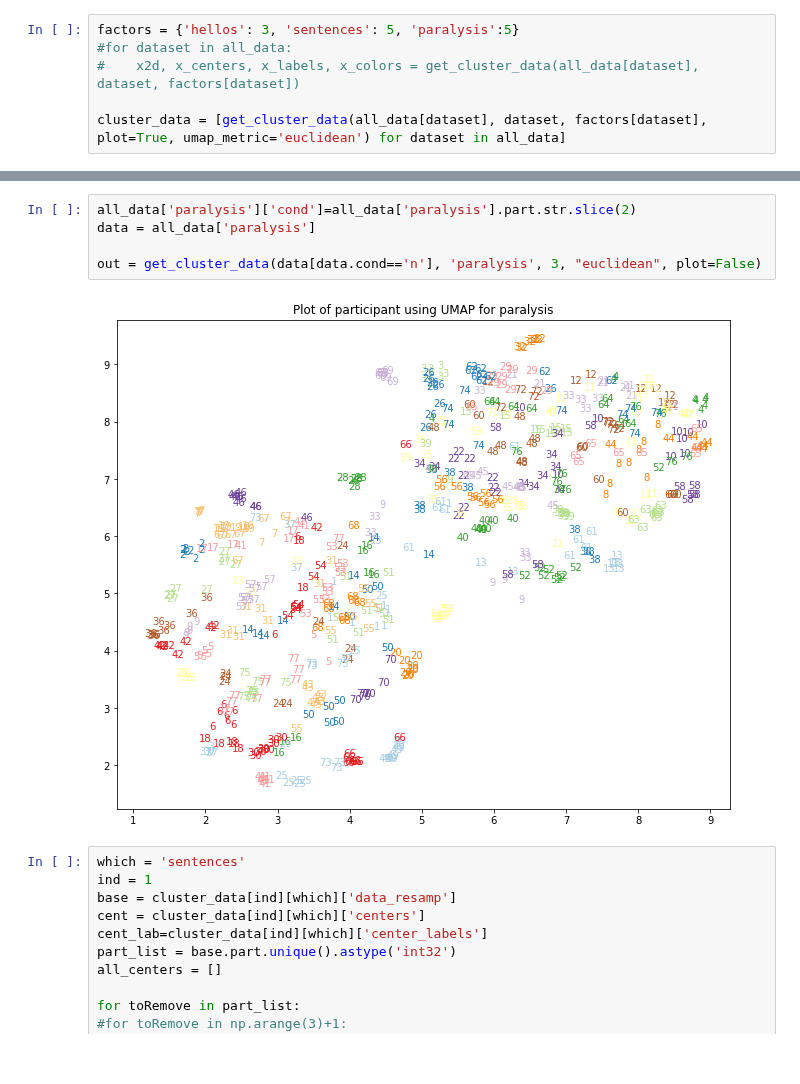
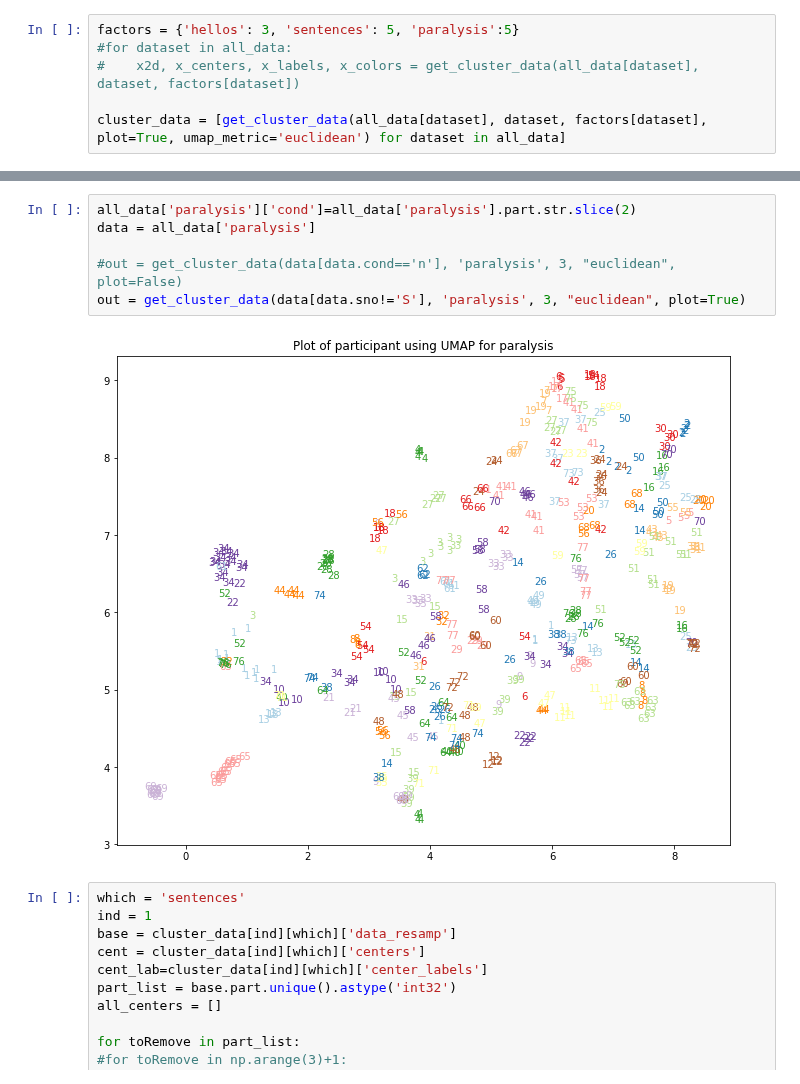
Before and after one commit to Rahul-Brito/infantvoice, a Jupyter notebook: pyannoteTest.ipynb, the cells around one changed output, grey strips where cells are left out. Cells and saved outputs as stored; diff of their text form.

Commit message:
got the plots for just vowels, for everything hahaha. Not sure how to best quantify all this, I think I've done my analyses tho

```diff
--- a/pyannoteTest.ipynb
+++ b/pyannoteTest.ipynb
@@ -483,10 +503,11 @@ plt.show()
 # %%
 all_data['paralysis']['cond']=all_data['paralysis'].part.str.slice(2)
 data = all_data['paralysis']
 
-out = get_cluster_data(data[data.cond=='n'], 'paralysis', 3, "euclidean", plot=False)
+#out = get_cluster_data(data[data.cond=='n'], 'paralysis', 3, "euclidean", plot=False)
+out = get_cluster_data(data[data.sno!='S'], 'paralysis', 3, "euclidean", plot=True)
 # %% [output]
-[figure, old version]
+[figure, new version]
 # %%
 which = 'sentences'
 ind = 1
```
Also changed, not shown: parts of 3 cells of this notebook.
